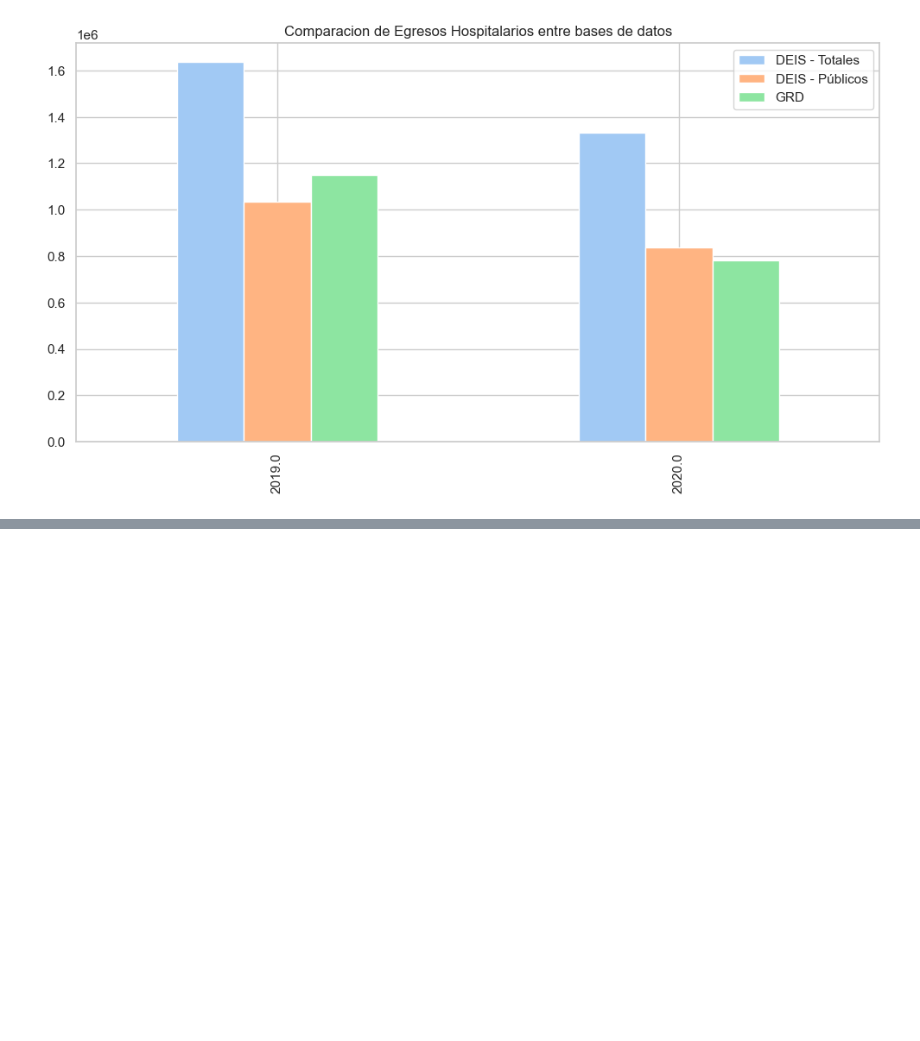
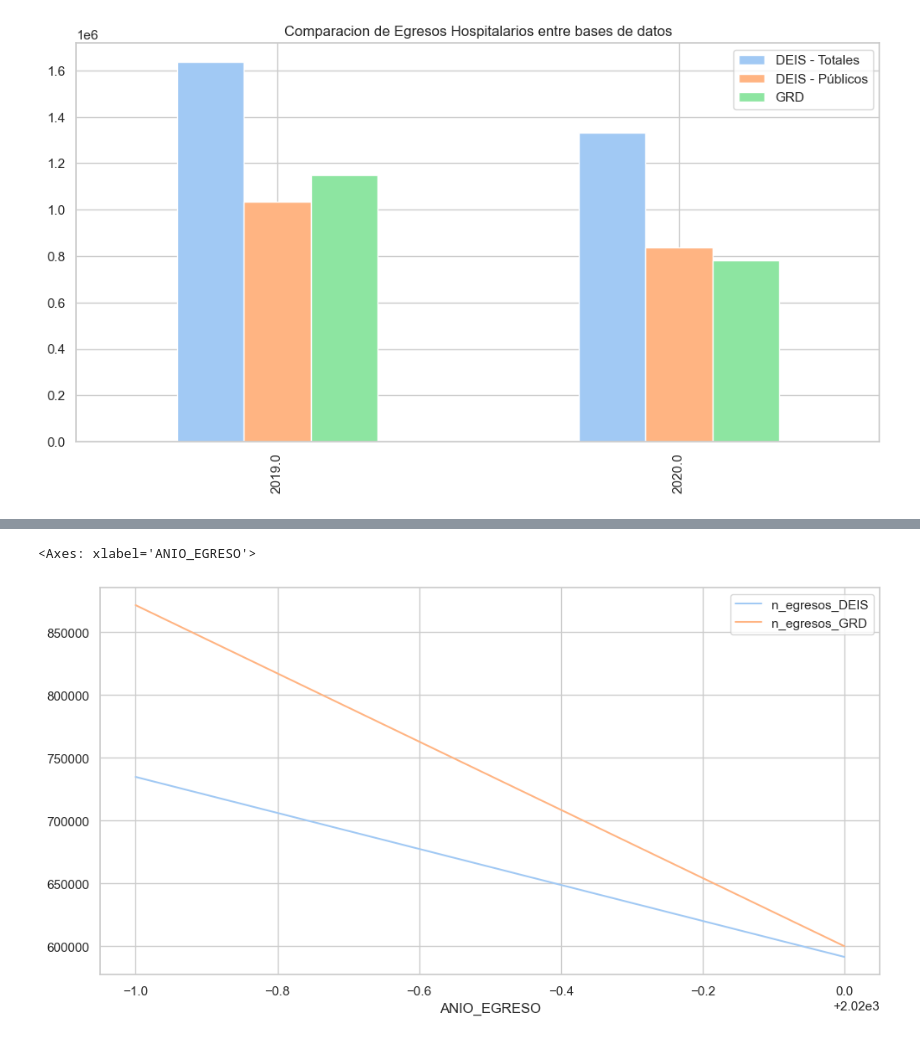
Before and after one commit to JavierRojas14/grd, a Jupyter notebook: notebooks/6.0-jrb-comparison-of-discharges-grd-and-deis.ipynb, the cells around one changed output, grey strips where cells are left out. Saved outputs shown, nothing was run; the diff lists cells and outputs as text; code cells hidden in the pictures; blank space fills up the shorter version.

Commit message:
Describe resultados de egresos

```diff
--- a/notebooks/6.0-jrb-comparison-of-discharges-grd-and-deis.ipynb
+++ b/notebooks/6.0-jrb-comparison-of-discharges-grd-and-deis.ipynb
@@ -177,0 +184,5 @@ plt.show()
+# %%
+comparacion_grd_deis_pais.groupby("ANIO_EGRESO")[["n_egresos_DEIS", "n_egresos_GRD"]].sum().plot()
+# %% [output]
+<Axes: xlabel='ANIO_EGRESO'>
+[figure, added]
```
Also changed, not shown: parts of 1 cell of this notebook.
